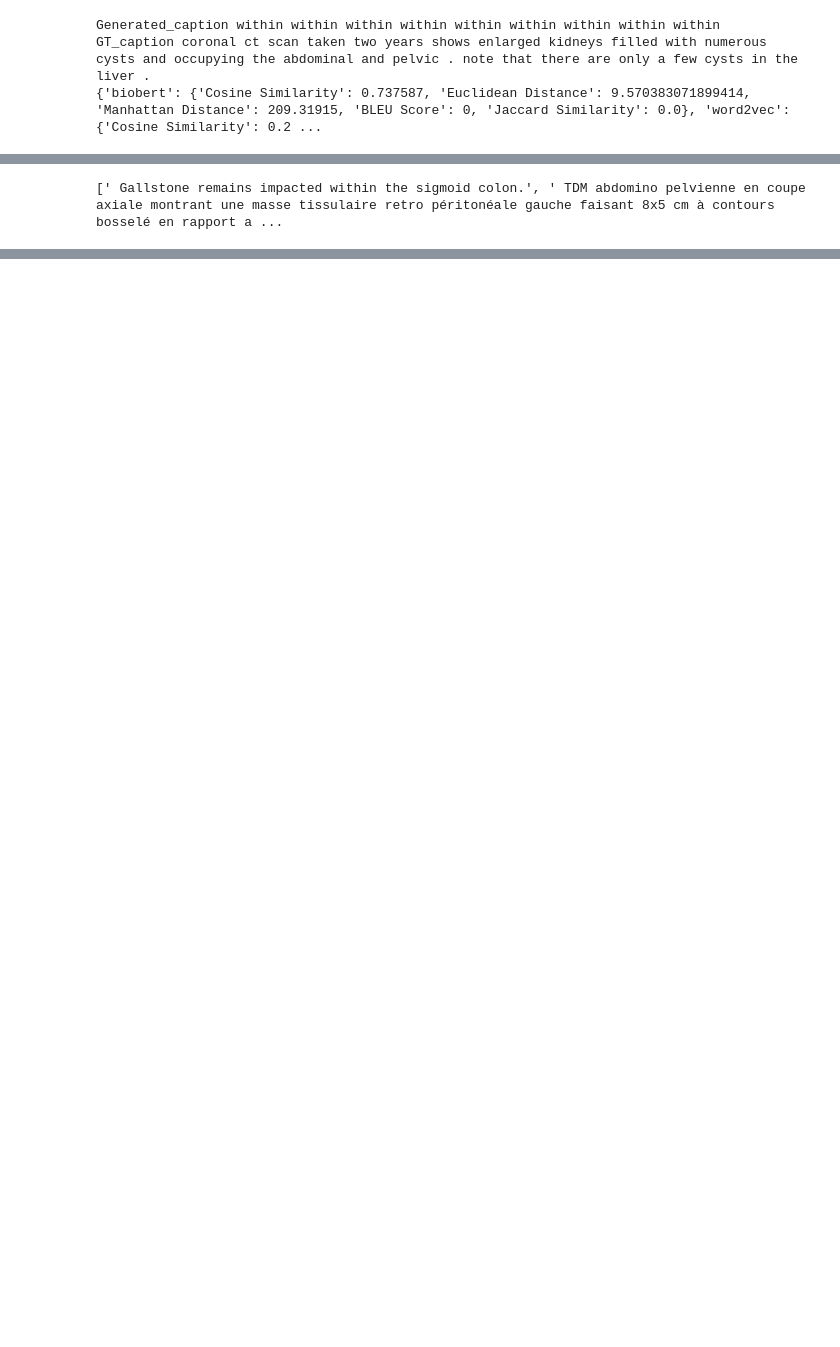
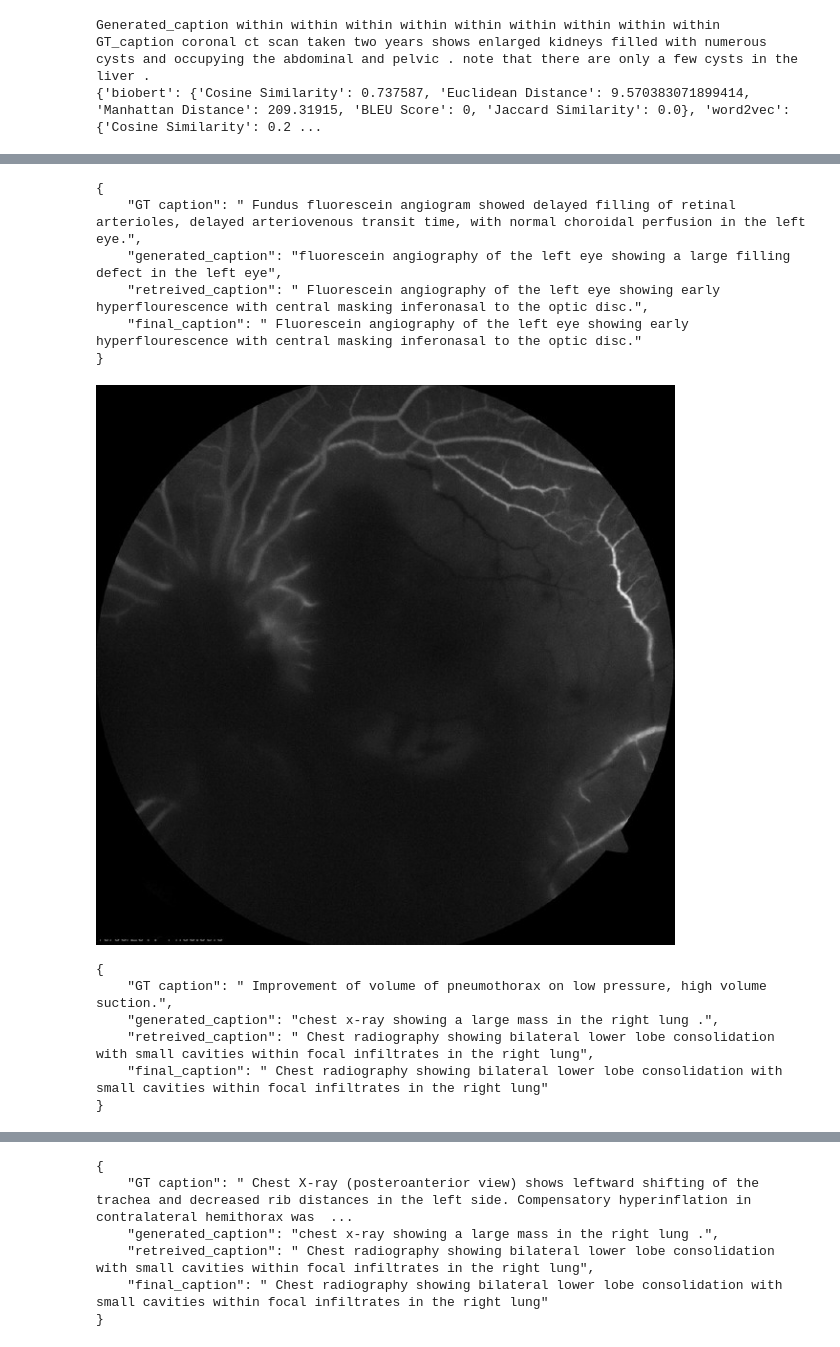
Before and after one commit to tharindu326/image-captioning, a Jupyter notebook: similarity.ipynb, the cells around one changed output, grey strips where cells are left out. Cells and saved outputs as stored; diff of their text form; code cells hidden in the pictures; blank space fills up the shorter version.

```diff
--- a/similarity.ipynb
+++ b/similarity.ipynb
@@ -405,26 +658,46 @@ print(all_data)
 # %%
 # Question 8: compare GT (X) with (Y) and (Z) and get the best caption as (Y) or (Z) and assigned it to test image
 def get_best_caption(X_Y_sim_score, X_Z_sim_score, Y, Z):
     """
     :param Z: retrival caption from training set for generated caption
     :param Y: generated caption
     :param X_Y_sim_score: similarity score between GT (X) and generated caption (Y)
     :param X_Z_sim_score: similarity score between GT (X) and retrival caption from training set (Z)
     :return: (Y) or (Z)
     """
     if X_Y_sim_score > X_Z_sim_score:
         ret = Y
     else:
         ret = Z
     return ret
 
 
 # Q8
 final_captions = []
 for i, (GT_caption, Generated_caption) in enumerate(zip(GTs, generated_captions)):
-    cosine_sim = calculate_countvector_similarity(GT_caption, Generated_caption)
-    final_caption = get_best_caption(cosine_sim['Cosine Similarity'], best_similarities_Z[i], Generated_caption, best_matching_captions_Z[i])
+    # cosine_sim = calculate_countvector_similarity(GT_caption, Generated_caption)
+    # Calculate BLEU score for the pair
+    score = sentence_bleu([GT_caption.split()], Generated_caption.split(), smoothing_function=SmoothingFunction().method1)
+    final_caption = get_best_caption(score, best_similarities_Z[i], Generated_caption, best_matching_captions_Z[i])
+    # print couple of samples
+    res = {'GT caption':GT_caption, 'generated_caption': Generated_caption, 'retreived_caption': best_matching_captions_Z[i], "final_caption": final_caption }
+    if i < 3:
+        print(json.dumps(res, indent=4))
+        image = PILImage.open(image_paths[i])
+        image.show()
     final_captions.append(final_caption)
 print(final_captions)
 # %% [output]
-[' Gallstone remains impacted within the sigmoid colon.', ' TDM abdomino pelvienne en coupe axiale montrant une masse tissulaire retro péritonéale gauche faisant 8x5 cm à contours bosselé en rapport a ...
+{
+    "GT caption": " Fundus fluorescein angiogram showed delayed filling of retinal arterioles, delayed arteriovenous transit time, with normal choroidal perfusion in the left eye.",
+    "generated_caption": "fluorescein angiography of the left eye showing a large filling defect in the left eye",
+    "retreived_caption": " Fluorescein angiography of the left eye showing early hyperflourescence with central masking inferonasal to the optic disc.",
+    "final_caption": " Fluorescein angiography of the left eye showing early hyperflourescence with central masking inferonasal to the optic disc."
+}
+[figure, added]
+{
+    "GT caption": " Improvement of volume of pneumothorax on low pressure, high volume suction.",
+    "generated_caption": "chest x-ray showing a large mass in the right lung .",
+    "retreived_caption": " Chest radiography showing bilateral lower lobe consolidation with small cavities within focal infiltrates in the right lung",
+    "final_caption": " Chest radiography showing bilateral lower lobe consolidation with small cavities within focal infiltrates in the right lung"
+}
@@ -430,0 +705,6 @@ print(final_captions)
+{
+    "GT caption": " Chest X-ray (posteroanterior view) shows leftward shifting of the trachea and decreased rib distances in the left side. Compensatory hyperinflation in contralateral hemithorax was  ...
+    "generated_caption": "chest x-ray showing a large mass in the right lung .",
+    "retreived_caption": " Chest radiography showing bilateral lower lobe consolidation with small cavities within focal infiltrates in the right lung",
+    "final_caption": " Chest radiography showing bilateral lower lobe consolidation with small cavities within focal infiltrates in the right lung"
+}
```
Also changed, not shown: parts of 10 cells of this notebook.
